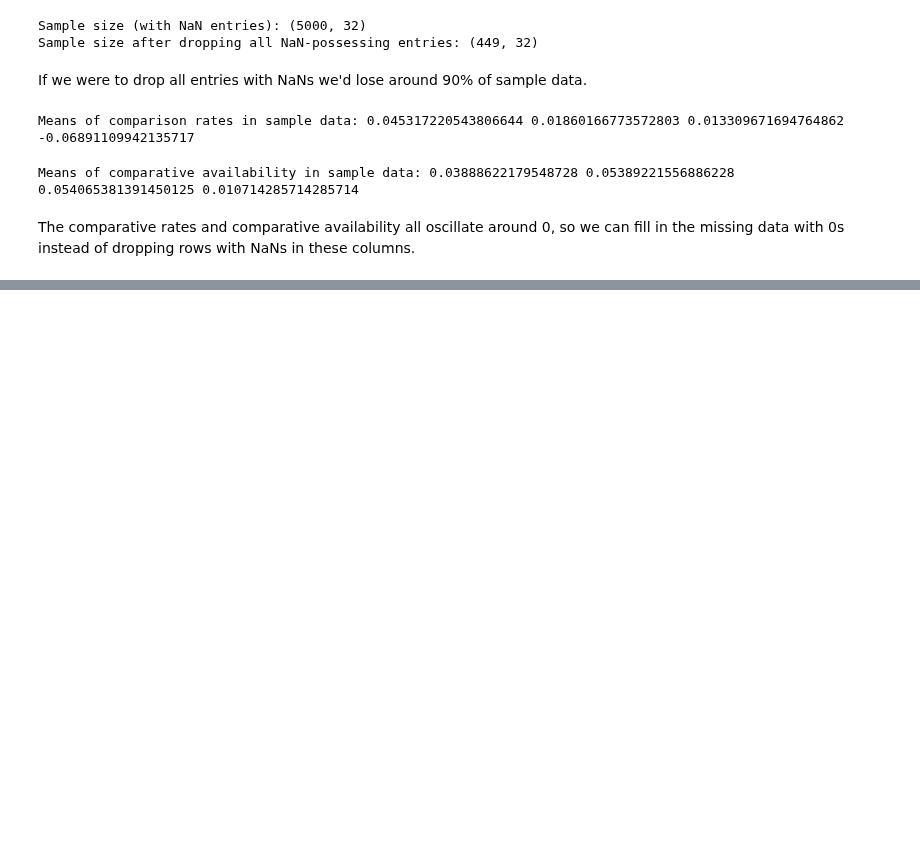
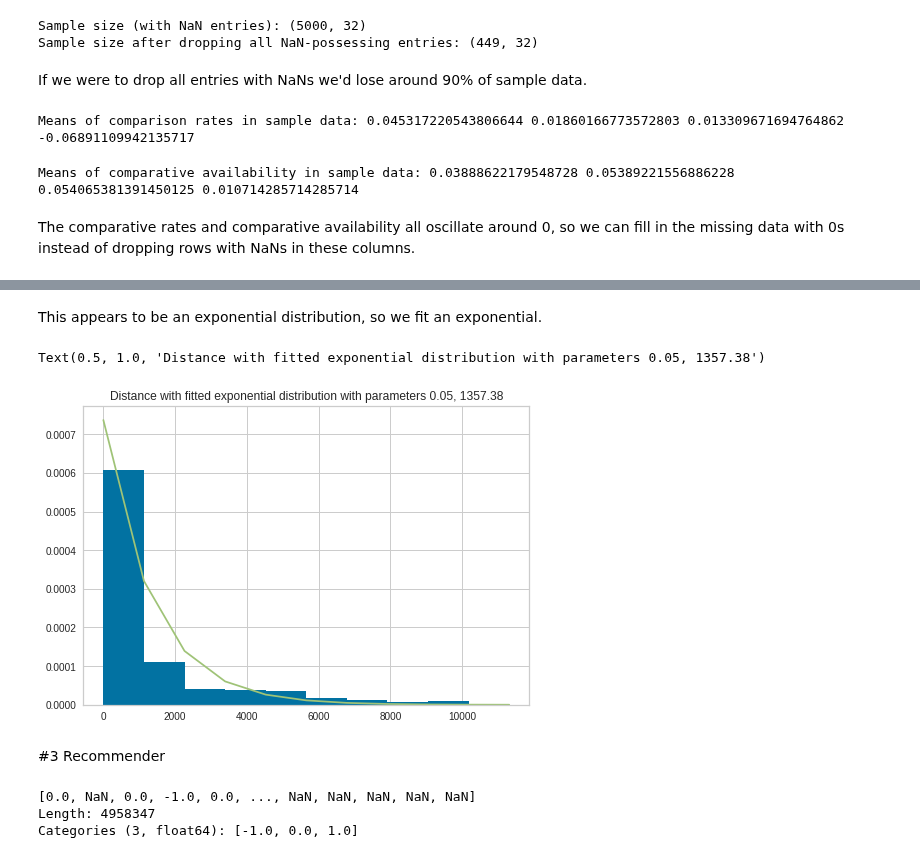
Before and after one commit to sid-chaubs/data-mining-assignment-1, a Jupyter notebook: DMT_Assignment_2.ipynb, the cells around one changed output, grey strips where cells are left out. Saved outputs shown, nothing was run; the diff lists cells and outputs as text; code cells hidden in the pictures; blank space fills up the shorter version.

Commit message:
Started work on recommender using TFRS

```diff
--- a/DMT_Assignment_2.ipynb
+++ b/DMT_Assignment_2.ipynb
@@ -195,0 +240,11 @@ sample_X_imputed[fill_cols] = sample_X_imputed[fill_cols].fillna(0)
+# %% [markdown]
+This appears to be an exponential distribution, so we fit an exponential.
+# %%
+_, dd_bins, _ = plt.hist(sample_X.orig_destination_distance, density=1)
+dd_params = sp.stats.expon.fit(sample_X.orig_destination_distance.dropna())
+fit_dd_line = sp.stats.expon.pdf(dd_bins, *dd_params)
+plt.plot(dd_bins, fit_dd_line)
+plt.title('Distance with fitted exponential distribution with parameters {0}, {1}'.format(dd_params[0], round(dd_params[1], 2)))
+# %% [output]
+Text(0.5, 1.0, 'Distance with fitted exponential distribution with parameters 0.05, 1357.38')
+[figure, added]
@@ -195,0 +255,2 @@ sample_X_imputed[fill_cols] = sample_X_imputed[fill_cols].fillna(0)
+# %% [markdown]
+#3 Recommender
@@ -195,0 +259,6 @@ sample_X_imputed[fill_cols] = sample_X_imputed[fill_cols].fillna(0)
+# %%
+pd.Categorical(train_data['comp2_rate'])
+# %% [output]
+[0.0, NaN, 0.0, -1.0, 0.0, ..., NaN, NaN, NaN, NaN, NaN]
+Length: 4958347
+Categories (3, float64): [-1.0, 0.0, 1.0]
```
Also changed, not shown: parts of 10 cells of this notebook.
